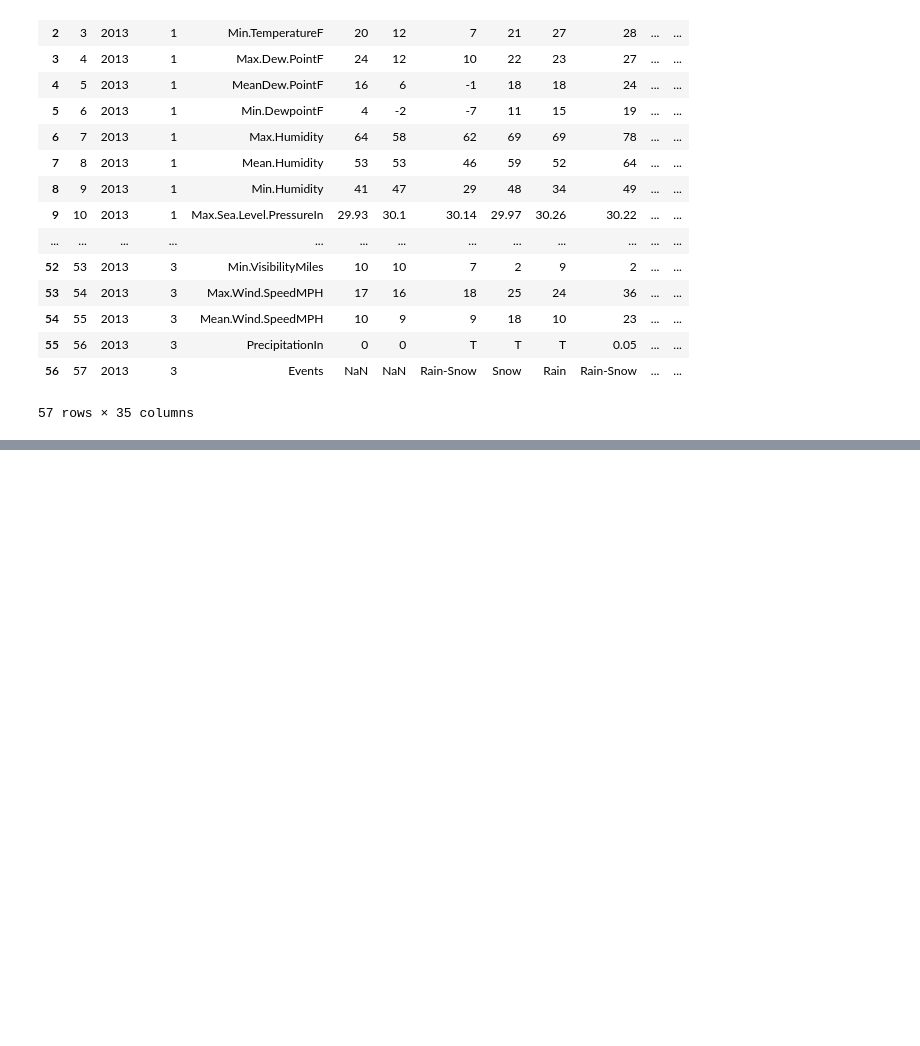
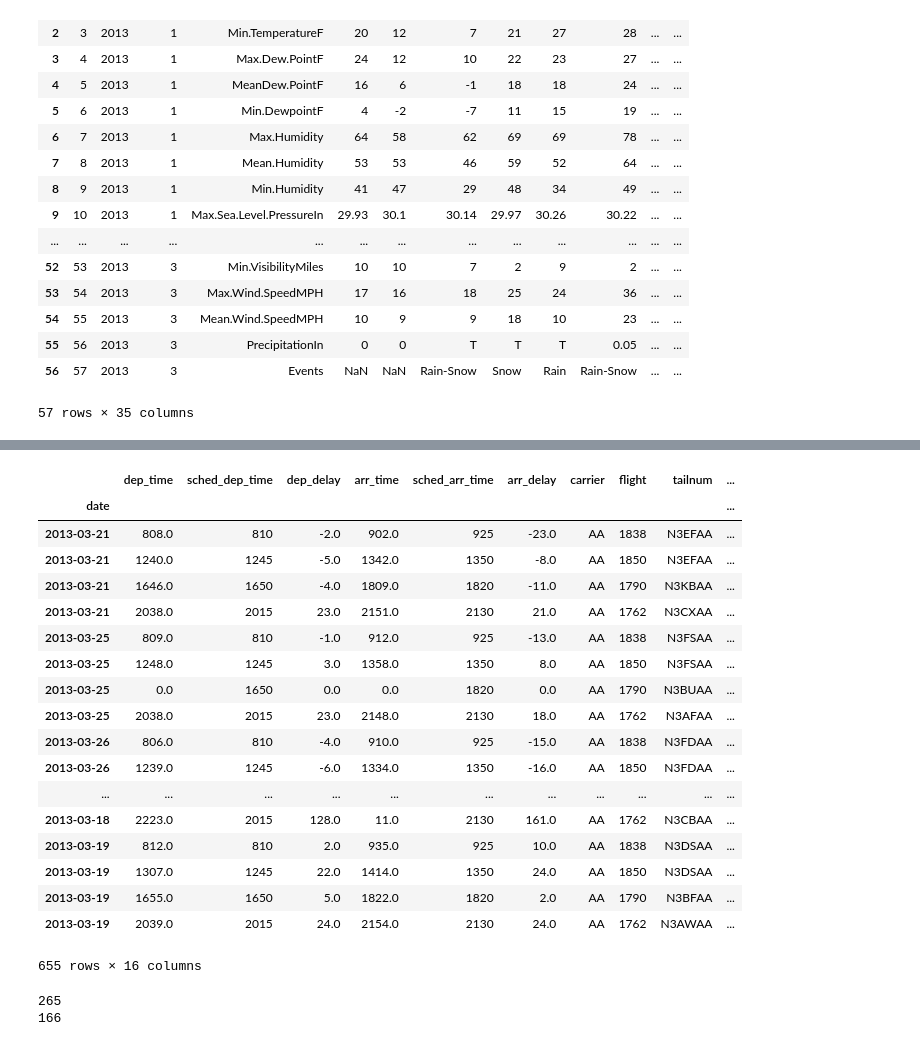
Before and after one commit to JVDZulha/cs181-proj1, a Jupyter notebook: proj1.ipynb, the cells around one changed output, grey strips where cells are left out. Drawn from its saved outputs; the diff is of its cells as text; code cells hidden in the pictures; blank space fills up the shorter version.

```diff
--- a/proj1.ipynb
+++ b/proj1.ipynb
@@ -138,0 +129,8 @@ readFlights("flights.csv")
+# %%
+dfSnow = dfSnow.reset_index()
+snowMask = dfSnow['year'].tolist()
+#
+
+dfClear = dfClear.reset_index()
+clearMask = dfClear['year'].tolist()
+#
@@ -138,0 +161,57 @@ readFlights("flights.csv")
+# %%
+newlist = []
+for i in range(len(flights)):
+    month = flights.iloc[i]['month']
+    if month < 10:
+        month = '0' + str(month)
+    else:
+        month = str(month)
+
+    day = flights.iloc[i]['day']
+    if day < 10:
+        day = '0' + str(day)
+    else:
+        day = str(day)
+
+    newlist.append('2013-'+month+'-'+day)
+
+#flights.drop(['month','day','dep'])
+flights['date'] = newlist
+flights = flights.drop(['year','month','day'],axis=1)
+flights = flights.set_index('date')
+
+
+flightsSnow = flights.loc[snowMask]
+
+
+flightsClear = flights.loc[clearMask]
+#flightsClear
+flightsSnow
+# %% [output]
+|  | dep_time | sched_dep_time | dep_delay | arr_time | sched_arr_time | arr_delay | carrier | flight | tailnum | ... |
+| date |  |  |  |  |  |  |  |  |  | ... |
+| 2013-03-21 | 808.0 | 810 | -2.0 | 902.0 | 925 | -23.0 | AA | 1838 | N3EFAA | ... |
+| 2013-03-21 | 1240.0 | 1245 | -5.0 | 1342.0 | 1350 | -8.0 | AA | 1850 | N3EFAA | ... |
+| 2013-03-21 | 1646.0 | 1650 | -4.0 | 1809.0 | 1820 | -11.0 | AA | 1790 | N3KBAA | ... |
+| 2013-03-21 | 2038.0 | 2015 | 23.0 | 2151.0 | 2130 | 21.0 | AA | 1762 | N3CXAA | ... |
+| 2013-03-25 | 809.0 | 810 | -1.0 | 912.0 | 925 | -13.0 | AA | 1838 | N3FSAA | ... |
+| 2013-03-25 | 1248.0 | 1245 | 3.0 | 1358.0 | 1350 | 8.0 | AA | 1850 | N3FSAA | ... |
+| 2013-03-25 | 0.0 | 1650 | 0.0 | 0.0 | 1820 | 0.0 | AA | 1790 | N3BUAA | ... |
+| 2013-03-25 | 2038.0 | 2015 | 23.0 | 2148.0 | 2130 | 18.0 | AA | 1762 | N3AFAA | ... |
+| 2013-03-26 | 806.0 | 810 | -4.0 | 910.0 | 925 | -15.0 | AA | 1838 | N3FDAA | ... |
+| 2013-03-26 | 1239.0 | 1245 | -6.0 | 1334.0 | 1350 | -16.0 | AA | 1850 | N3FDAA | ... |
+| ... | ... | ... | ... | ... | ... | ... | ... | ... | ... | ... |
+| 2013-03-18 | 2223.0 | 2015 | 128.0 | 11.0 | 2130 | 161.0 | AA | 1762 | N3CBAA | ... |
+| 2013-03-19 | 812.0 | 810 | 2.0 | 935.0 | 925 | 10.0 | AA | 1838 | N3DSAA | ... |
+| 2013-03-19 | 1307.0 | 1245 | 22.0 | 1414.0 | 1350 | 24.0 | AA | 1850 | N3DSAA | ... |
+| 2013-03-19 | 1655.0 | 1650 | 5.0 | 1822.0 | 1820 | 2.0 | AA | 1790 | N3BFAA | ... |
+| 2013-03-19 | 2039.0 | 2015 | 24.0 | 2154.0 | 2130 | 24.0 | AA | 1762 | N3AWAA | ... |
+655 rows × 16 columns
+# %%
+SnowDelay = flightsSnow[flightsSnow['arr_delay']>0]
+ClearDelay = flightsClear[flightsClear['arr_delay']>0]
+print(SnowDelay.shape[0])
+print(ClearDelay.shape[0])
+# %% [output]
+265
+166
```
Also changed, not shown: parts of 5 cells of this notebook, 2 other files.
